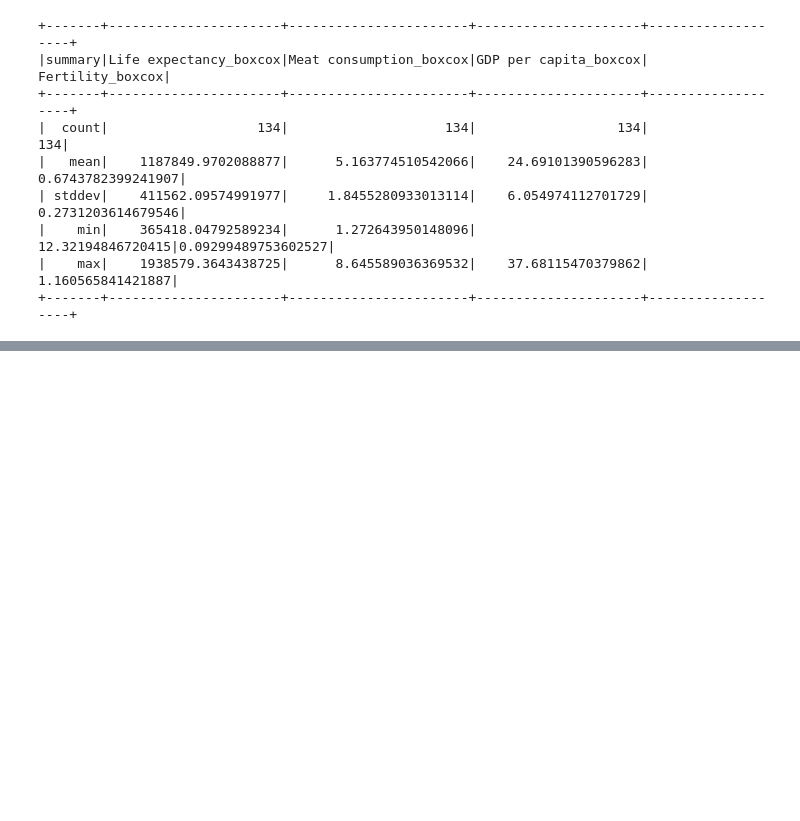
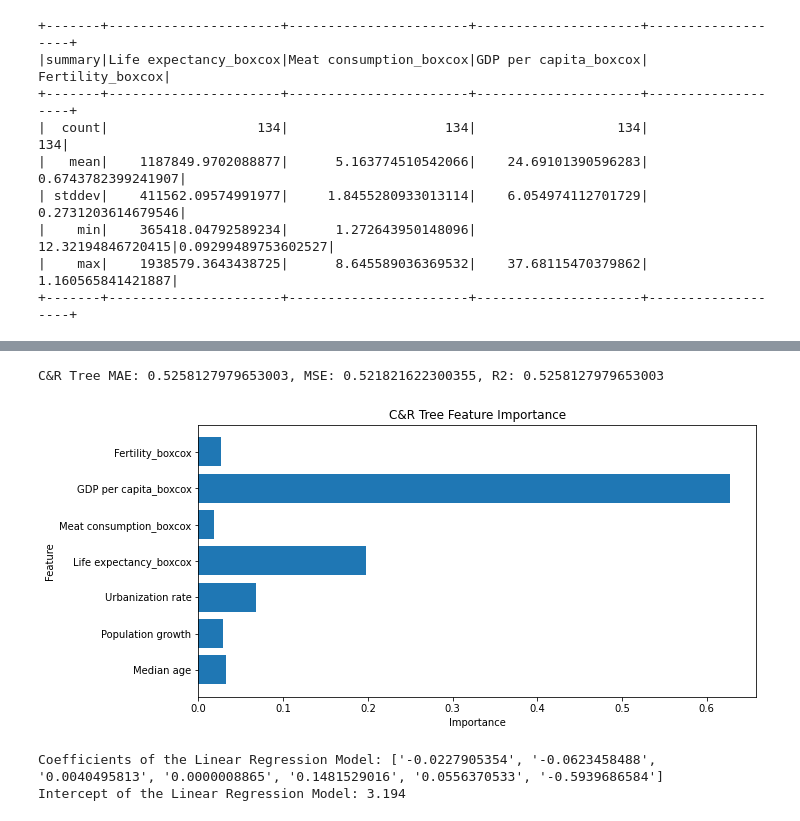
Before and after one commit to wz980305/Infosys-722-Iteration-4-BDAS, a Jupyter notebook: BDAS.ipynb, the cells around one changed output, grey strips where cells are left out. Saved outputs shown, nothing was run; the diff lists cells and outputs as text; code cells hidden in the pictures; blank space fills up the shorter version.

```diff
--- a/BDAS.ipynb
+++ b/BDAS.ipynb
@@ -764,0 +832,40 @@ world_happiness_report_selected_combined_world_data_by_country_selected.select([
+# %%
+#%% Figure 6.1-6: Screenshot of Analysis on the World Happiness Report and World Data by Country - C&R Tree Algorithm
+dt = DecisionTreeRegressor(featuresCol="features", labelCol="label", seed=43)
+dt_model = dt.fit(train_data)
+predictions_dt = dt_model.transform(test_data)
+
+mae_dt = evaluator.evaluate(predictions_dt)
+evaluator.setMetricName("mse")
+mse_dt = evaluator.evaluate(predictions_dt)
+evaluator.setMetricName("r2")
+r2_dt = evaluator.evaluate(predictions_dt)
+
+print(f"C&R Tree MAE: {mae_dt}, MSE: {mse_dt}, R2: {r2_dt}")
+# %% [output]
+C&R Tree MAE: 0.5258127979653003, MSE: 0.521821622300355, R2: 0.5258127979653003
+# %%
+#%% Figure 6.1-7: Screenshot of Predictor Importance on the World Happiness Report and World Data by Country - C&R Tree Algorithm
+plt.figure(figsize=(10, 5))
+plt.barh(factors_model, dt_model.featureImportances.toArray())
+plt.xlabel('Importance')
+plt.ylabel('Feature')
+plt.title('C&R Tree Feature Importance')
+plt.show()
+# %% [output]
+[figure, added]
+# %%
+## 6.2. Selecting Algorithm(s) based on Discussion and Exploratory Analysis
+
+## 6.3. Build / Select Model with Algorithm / Model Parameter(s)
+
+#%% Figure 6.3-2: Screenshot of the Parameter of the Selected Model on the World Happiness Report and World Data by Country
+model_lr_coefficients = lr_model.coefficients
+model_lr_intercept = lr_model.intercept
+
+formatted_coefficients = [format(coef, ".10f") for coef in model_lr_coefficients]
+print("Coefficients of the Linear Regression Model:", formatted_coefficients)
+print("Intercept of the Linear Regression Model:", format(model_lr_intercept, ".3f"))
+# %% [output]
+Coefficients of the Linear Regression Model: ['-0.0227905354', '-0.0623458488', '0.0040495813', '0.0000008865', '0.1481529016', '0.0556370533', '-0.5939686584']
+Intercept of the Linear Regression Model: 3.194
```
Also changed, not shown: parts of 10 cells of this notebook.
